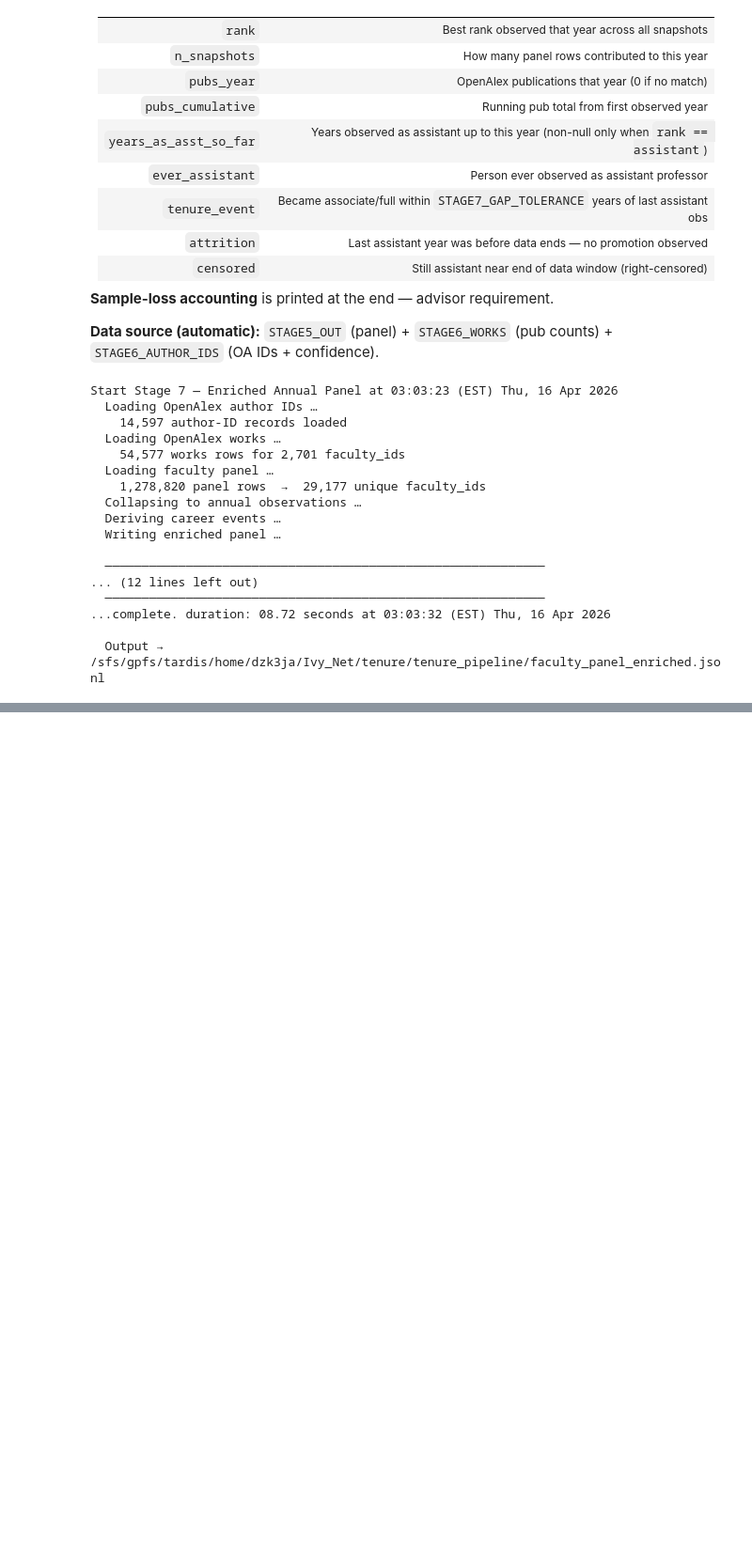
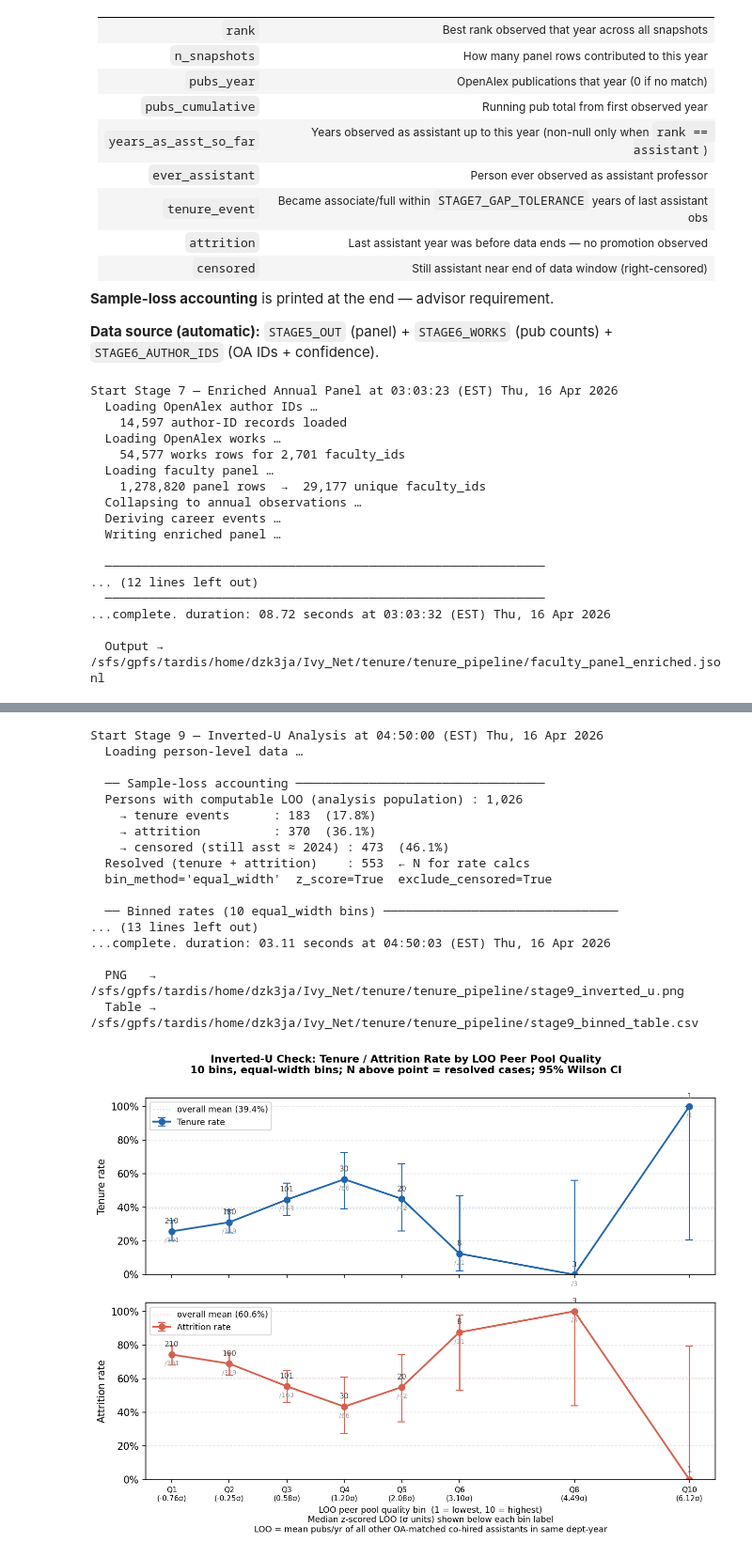
Before and after one commit to MathRanger6/Ivy_Net, a Jupyter notebook: tenure/540_tenure_pipeline.ipynb, the cells around one changed output, grey strips where cells are left out. Shown at 94% size. Drawn from its saved outputs; the diff is of its cells as text; code cells hidden in the pictures; blank space fills up the shorter version.

Commit message:
Stage 9: inverted-U analysis + log_bin/z_score/equal_width options; apply_url_updates.sh wrapper

```diff
--- a/tenure/540_tenure_pipeline.ipynb
+++ b/tenure/540_tenure_pipeline.ipynb
@@ -142,6 +142,14 @@ STAGE7_GAP_TOLERANCE = 2   # max years between last asst obs and a promotion eve
 # === 0.7f. STAGE 8 CONSTANTS: POOL METRICS ===
 STAGE8_OUT           = TENURE_PIPELINE_DIR / 'faculty_panel_with_pools.jsonl'
 
+# === 0.7g. STAGE 9 CONSTANTS: INVERTED-U ANALYSIS ===
+STAGE9_N_BINS     = 12           # number of bins (default 12)
+STAGE9_FIG        = TENURE_PIPELINE_DIR / 'stage9_inverted_u.png'
+STAGE9_TABLE      = TENURE_PIPELINE_DIR / 'stage9_binned_table.csv'
+STAGE9_BIN_METHOD = 'equal_width'  # 'quantile' (equal N) or 'equal_width'
+STAGE9_LOG_BIN    = False        # if True, bin on log(1+LOO) — best with equal_width
+STAGE9_Z_SCORE    = True         # if True, z-score the (log) LOO before binning
+
 # Stage 6B: optional CDH bulk snapshot (Rivanna: ~/cdh/OpenAlex1125). If this tree
 # contains publicationauthoraffiliation/ and pub2year.csv.gz, Cell 6B uses CSV scans
 # instead of the OpenAlex API. Override with env OPENALEX_SNAPSHOT_ROOT.
@@ -238,7 +246,7 @@ CDX_HEADERS     = {
 # Set True to run each heavy cell; False to skip (function definitions still load)
 # When False, each cell loads its output from disk so downstream cells still work.
 RUN_CELL1          = False  # DBLP streaming parse           — ~30–45 min on full XML
-RUN_CELL2          = False  # University list → CSV          — complete (114 schools)
+RUN_CELL2          = True  # University list → CSV          — complete (114 schools)
 RUN_CELL3_CDX      = False   # Wayback CDX discovery — uses CDX_TIMEOUT (see above)
 RUN_CELL3_COOLDOWN = False   # CDX cool-down — sleeps for CDX_SLEEP_BEFORE_RETRY_SEC before the retry
 RUN_CELL3_RETRY    = False  # CDX retry pass — uses CDX_RETRY_TIMEOUT (see above)
@@ -246,12 +254,13 @@ RUN_CELL3_DOWNLOAD = False   # Wayback HTML download          — all newly disc
 RUN_CELL3C         = False  # Cornell/UMD sub-page rescue    — complete
 RUN_CELL3D         = False  # UIUC/UW-Madison sub-page rescue — complete
 RUN_CELL3E         = False   # NC State redirect rescue       — retry (failed conn errors @ 11pm)
-RUN_CELL4          = False  # HTML faculty parse             — ~2 min across 56 good schools
-RUN_CELL5          = False  # Longitudinal panel builder     — ~5 sec
+RUN_CELL4          = True  # HTML faculty parse             — ~2 min across 56 good schools
+RUN_CELL5          = True  # Longitudinal panel builder     — ~5 sec
 RUN_CELL6A         = True  # OpenAlex institution map + author ID resolution — ~10 min (network)
 RUN_CELL6B         = True  # OpenAlex works by year — API or CDH snapshot (Cell 0 OPENALEX_SNAPSHOT_ROOT)
 RUN_CELL7          = True  # Enriched annual panel — ~30–60 sec (in-memory; 895 MB panel JSONL)
 RUN_CELL8          = True  # LOO peer pool metrics — two-pass over 106K-row enriched panel
+RUN_CELL9          = True   # Inverted-U analysis — ~5 sec
 
 # --- Stage 6A pilot (order + optional subset): high panel coverage first; sanity filter from Cell 4 audit ---
 STAGE6_PILOT_MODE = True               # False = legacy alphabetical school order
@@ -272,7 +281,7 @@ def reload_py_files(verbose=True):
     _tp = str(TENURE_PIPELINE_DIR)
     if _tp not in sys.path:
         sys.path.insert(0, _tp)
-    _modules = ['html_parser', 'viz_pipeline', 'faculty_linker', 'r1_schools_data', 'panel_builder', 'pool_metrics']
+    _modules = ['html_parser', 'viz_pipeline', 'faculty_linker', 'r1_schools_data', 'panel_builder', 'pool_metrics', 'stage9_analysis']
     reloaded = []
     for mod_name in _modules:
         try:
@@ -3594,0 +3717,49 @@ else:
+# %%
+# === CELL 9: STAGE 9 — INVERTED-U ANALYSIS ===
+# Analysis logic lives in tenure_pipeline/stage9_analysis.py
+import importlib, stage9_analysis as s9
+importlib.reload(s9)
+
+if RUN_CELL9:
+    clk = time_start("Stage 9 — Inverted-U Analysis")
+    panel9_summary = s9.build_inverted_u(
+        in_path         = STAGE8_OUT,
+        out_dir         = TENURE_PIPELINE_DIR,
+        n_bins          = STAGE9_N_BINS,
+        exclude_censored= True,
+        bin_method      = STAGE9_BIN_METHOD,
+        z_score         = STAGE9_Z_SCORE,
+    )
+    time_stop(clk)
+    print(f"\n  PNG   → {STAGE9_FIG}")
+    print(f"  Table → {STAGE9_TABLE}")
+
+    # Display the plot inline
+    from IPython.display import Image, display
+    display(Image(filename=str(STAGE9_FIG)))
+else:
+    if STAGE9_FIG.exists():
+        from IPython.display import Image, display
+        display(Image(filename=str(STAGE9_FIG)))
+        print(f"  CELL 9 skipped — showing saved plot from {STAGE9_FIG.name}  {tymeout()}")
+    else:
+        print(f"  CELL 9 skipped — no plot on disk; set RUN_CELL9=True in CELL 0, re-run CELL 0, then run this cell.  {tymeout()}")
+# %% [output]
+Start Stage 9 — Inverted-U Analysis at 04:50:00 (EST) Thu, 16 Apr 2026
+  Loading person-level data …
+
+  ── Sample-loss accounting ──────────────────────────────────
+  Persons with computable LOO (analysis population) : 1,026
+    → tenure events      : 183  (17.8%)
+    → attrition          : 370  (36.1%)
+    → censored (still asst ≈ 2024) : 473  (46.1%)
+  Resolved (tenure + attrition)    : 553  ← N for rate calcs
+  bin_method='equal_width'  z_score=True  exclude_censored=True
+
+  ── Binned rates (10 equal_width bins) ────────────────────────────────
+... (13 lines left out)
+...complete. duration: 03.11 seconds at 04:50:03 (EST) Thu, 16 Apr 2026
+
+  PNG   → /sfs/gpfs/tardis/home/dzk3ja/Ivy_Net/tenure/tenure_pipeline/stage9_inverted_u.png
+  Table → /sfs/gpfs/tardis/home/dzk3ja/Ivy_Net/tenure/tenure_pipeline/stage9_binned_table.csv
+[figure, added]
```
Also changed, not shown: parts of 19 cells of this notebook, 18 other files.
